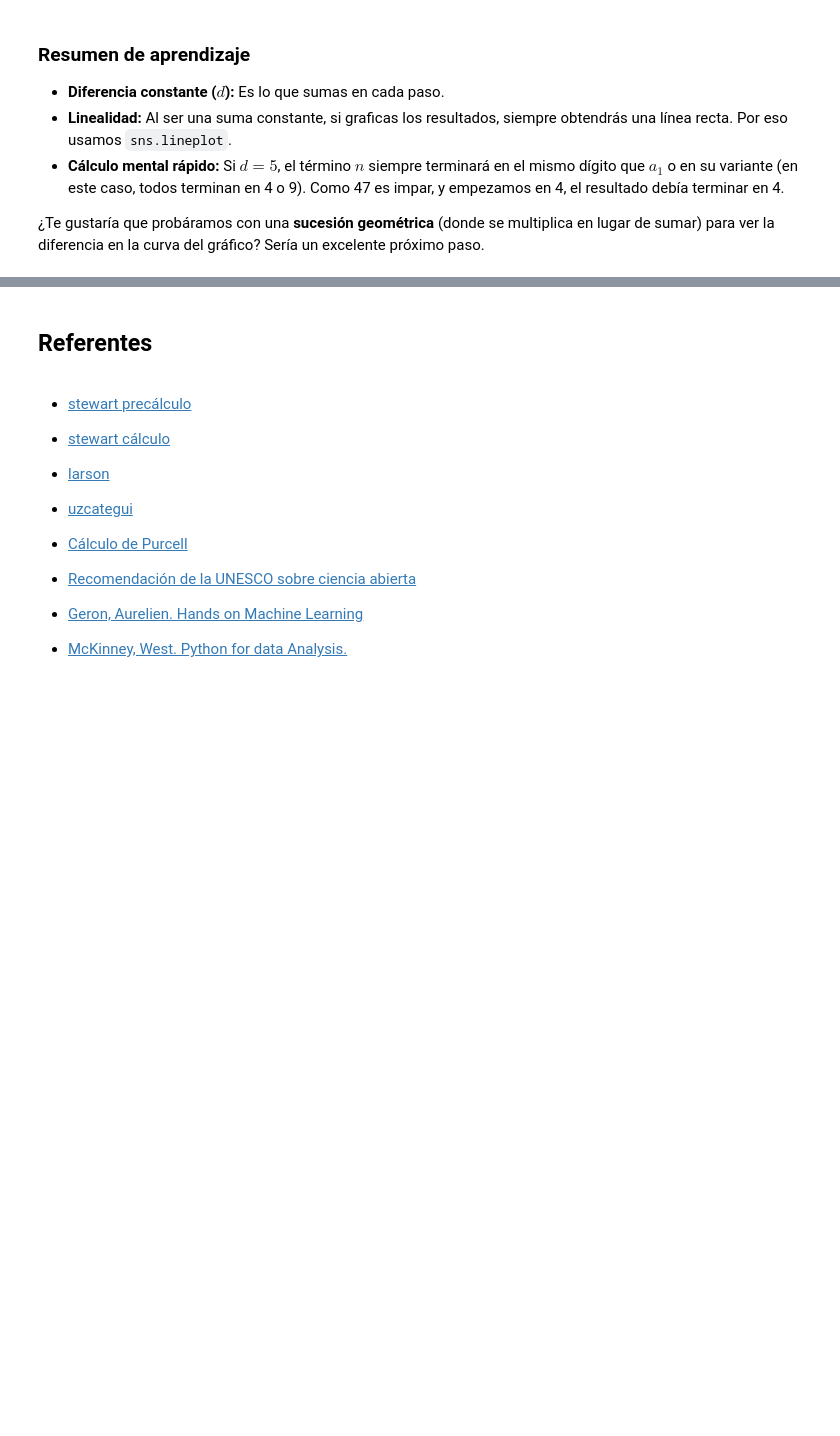
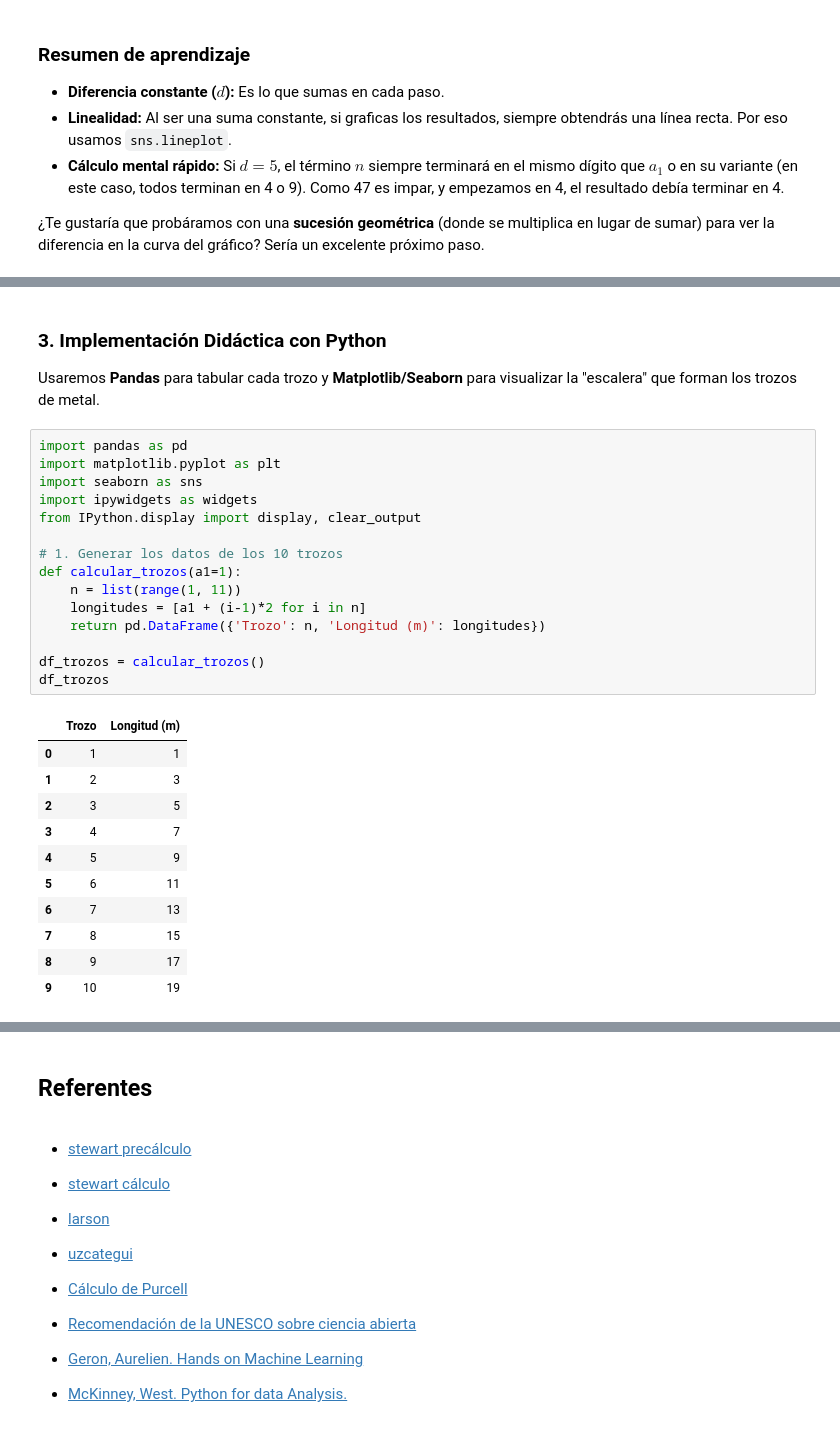
Before and after one commit to marco-canas/camino-udea, a Jupyter notebook: 5_razonamiento_abstracto/clase_11_series_numericas_y_alfanumericas/clase_11_tema_11_series_numericas.ipynb, the cells around one changed output, grey strips where cells are left out. Drawn from its saved outputs; the diff is of its cells as text; blank space fills up the shorter version.

```diff
--- a/5_razonamiento_abstracto/clase_11_series_numericas_y_alfanumericas/clase_11_tema_11_series_numericas.ipynb
+++ b/5_razonamiento_abstracto/clase_11_series_numericas_y_alfanumericas/clase_11_tema_11_series_numericas.ipynb
@@ -174,0 +474,32 @@ visualizar_progresion(1)
+# %% [markdown]
+
+### 3. Implementación Didáctica con Python
+
+Usaremos **Pandas** para tabular cada trozo y **Matplotlib/Seaborn** para visualizar la "escalera" que forman los trozos de metal.
+# %%
+import pandas as pd
+import matplotlib.pyplot as plt
+import seaborn as sns
+import ipywidgets as widgets
+from IPython.display import display, clear_output
+
+# 1. Generar los datos de los 10 trozos
+def calcular_trozos(a1=1):
+    n = list(range(1, 11))
+    longitudes = [a1 + (i-1)*2 for i in n]
+    return pd.DataFrame({'Trozo': n, 'Longitud (m)': longitudes})
+
+df_trozos = calcular_trozos()
+df_trozos
+# %% [output]
+|  | Trozo | Longitud (m) |
+| 0 | 1 | 1 |
+| 1 | 2 | 3 |
+| 2 | 3 | 5 |
+| 3 | 4 | 7 |
+| 4 | 5 | 9 |
+| 5 | 6 | 11 |
+| 6 | 7 | 13 |
+| 7 | 8 | 15 |
+| 8 | 9 | 17 |
+| 9 | 10 | 19 |
```
Also changed, not shown: parts of 10 cells of this notebook, 6 other files.
